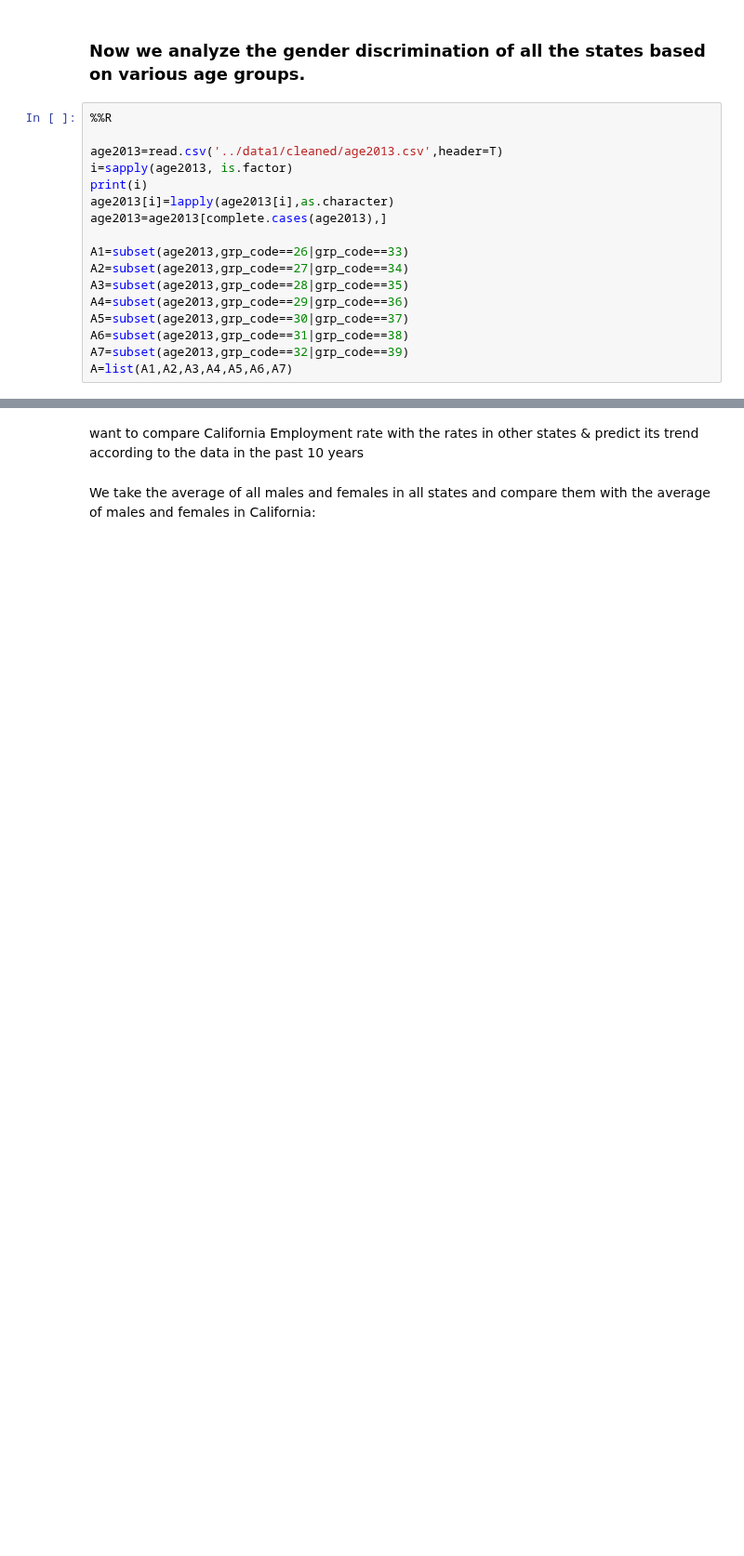
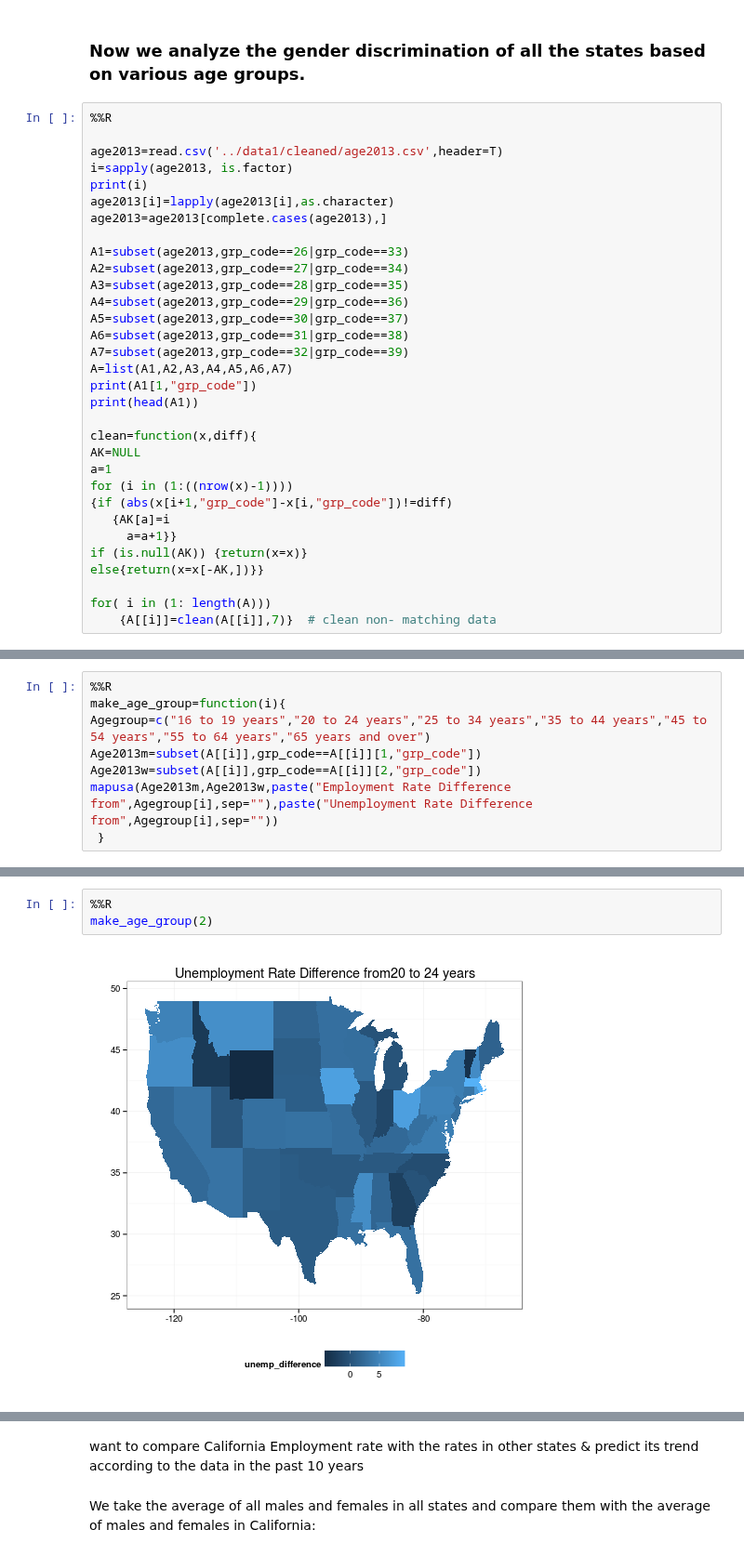
Before and after one commit to yuhanw/Team_Four.0, a Jupyter notebook: notebooks/NB3_data_analysis.ipynb, the cells around one changed output, grey strips where cells are left out. Shown at 93% size. Saved outputs shown, nothing was run; the diff lists cells and outputs as text; blank space fills up the shorter version.

```diff
--- a/notebooks/NB3_data_analysis.ipynb
+++ b/notebooks/NB3_data_analysis.ipynb
@@ -316,6 +352,21 @@ A5=subset(age2013,grp_code==30|grp_code==37)
 A6=subset(age2013,grp_code==31|grp_code==38)
 A7=subset(age2013,grp_code==32|grp_code==39)
 A=list(A1,A2,A3,A4,A5,A6,A7)
+print(A1[1,"grp_code"])
+print(head(A1))
+
+clean=function(x,diff){
+AK=NULL
+a=1
+for (i in (1:((nrow(x)-1))))
+{if (abs(x[i+1,"grp_code"]-x[i,"grp_code"])!=diff)
+   {AK[a]=i
+     a=a+1}}
+if (is.null(AK)) {return(x=x)}
+else{return(x=x[-AK,])}}
+
+for( i in (1: length(A)))
+    {A[[i]]=clean(A[[i]],7)}  # clean non- matching data
 # %% [output]
          X   grp_code      state      group   emp_rate unemp_rate
      FALSE      FALSE       TRUE       TRUE      FALSE      FALSE
@@ -342,0 +417,8 @@ print(p2)
+# %%
+%%R
+make_age_group=function(i){
+Agegroup=c("16 to 19 years","20 to 24 years","25 to 34 years","35 to 44 years","45 to 54 years","55 to 64 years","65 years and over")
+Age2013m=subset(A[[i]],grp_code==A[[i]][1,"grp_code"])
+Age2013w=subset(A[[i]],grp_code==A[[i]][2,"grp_code"])
+mapusa(Age2013m,Age2013w,paste("Employment Rate Difference from",Agegroup[i],sep=""),paste("Unemployment Rate Difference from",Agegroup[i],sep=""))
+ }
@@ -342,0 +427,5 @@ print(p2)
+# %%
+%%R
+make_age_group(2)
+# %% [output]
+[figure, added]
```
Also changed, not shown: parts of 37 cells of this notebook.
